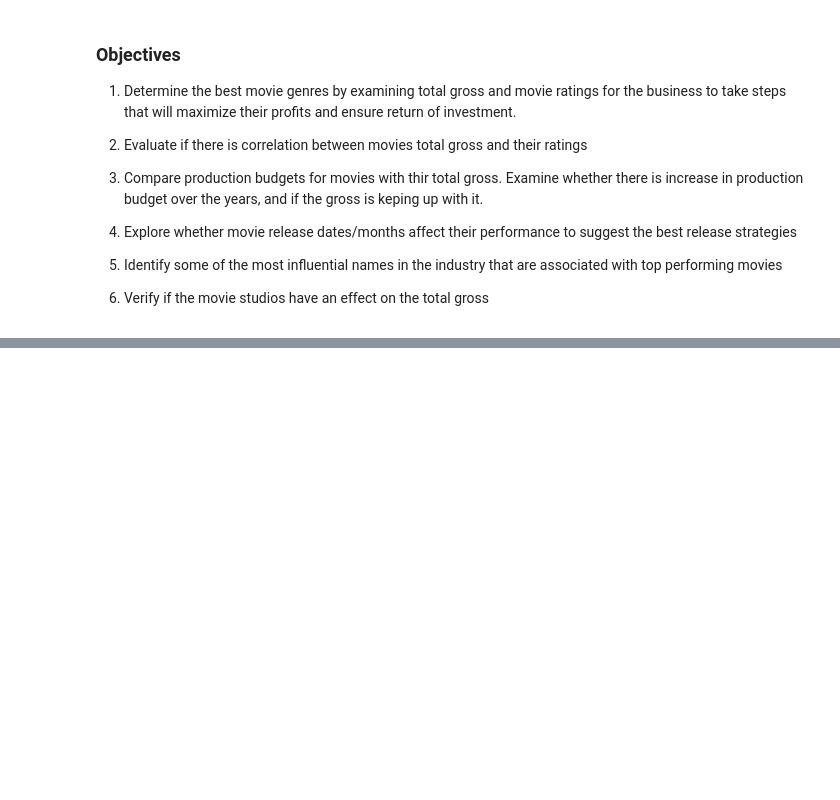
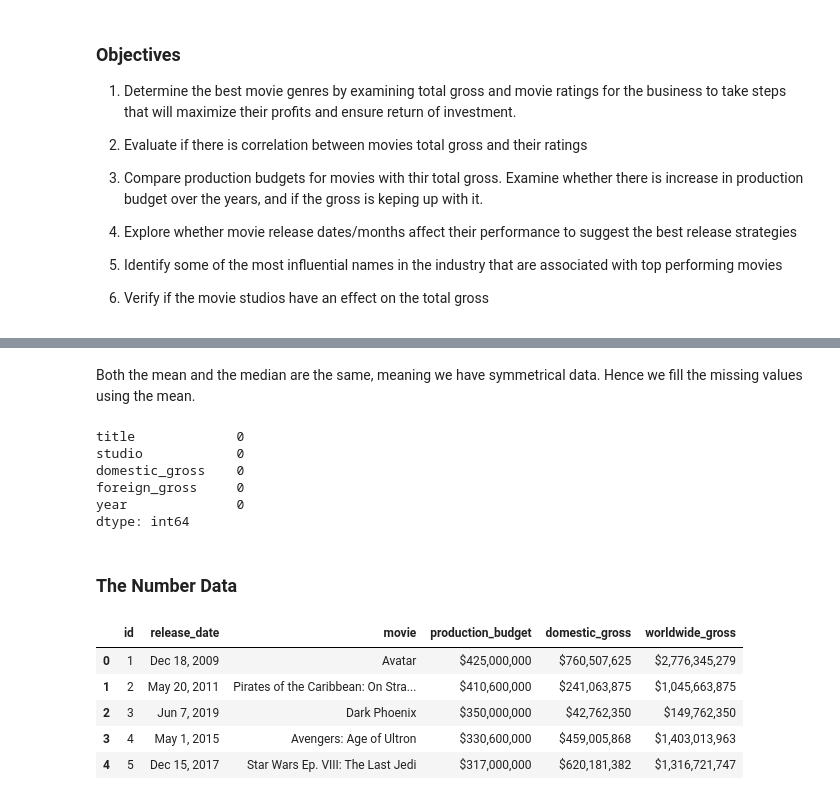
Before and after one commit to Christine-Muhoro/movie_group_project, a Jupyter notebook: index.ipynb, the cells around one changed output, grey strips where cells are left out. Drawn from its saved outputs; the diff is of its cells as text; code cells hidden in the pictures; blank space fills up the shorter version.

```diff
--- a/index.ipynb
+++ b/index.ipynb
@@ -29,0 +145,2 @@ The company barely has any knowledge on what it entails to run a successful movi
+# %% [markdown]
+Both the mean and the median are the same, meaning we have symmetrical data. Hence we fill the missing values using the mean.
@@ -29,0 +149,22 @@ The company barely has any knowledge on what it entails to run a successful movi
+# %%
+bom_df.isna().sum()
+# %% [output]
+title             0
+studio            0
+domestic_gross    0
+foreign_gross     0
+year              0
+dtype: int64
+# %% [markdown]
+### The Number Data
+# %%
+tn_df = pd.read_csv("./Data/tn.movie_budgets.csv")
+# %%
+tn_df.head(5)
+# %% [output]
+|  | id | release_date | movie | production_budget | domestic_gross | worldwide_gross |
+| 0 | 1 | Dec 18, 2009 | Avatar | $425,000,000 | $760,507,625 | $2,776,345,279 |
+| 1 | 2 | May 20, 2011 | Pirates of the Caribbean: On Stra... | $410,600,000 | $241,063,875 | $1,045,663,875 |
+| 2 | 3 | Jun 7, 2019 | Dark Phoenix | $350,000,000 | $42,762,350 | $149,762,350 |
+| 3 | 4 | May 1, 2015 | Avengers: Age of Ultron | $330,600,000 | $459,005,868 | $1,403,013,963 |
+| 4 | 5 | Dec 15, 2017 | Star Wars Ep. VIII: The Last Jedi | $317,000,000 | $620,181,382 | $1,316,721,747 |
```
Also changed, not shown: parts of 43 cells of this notebook, 2 other files.
